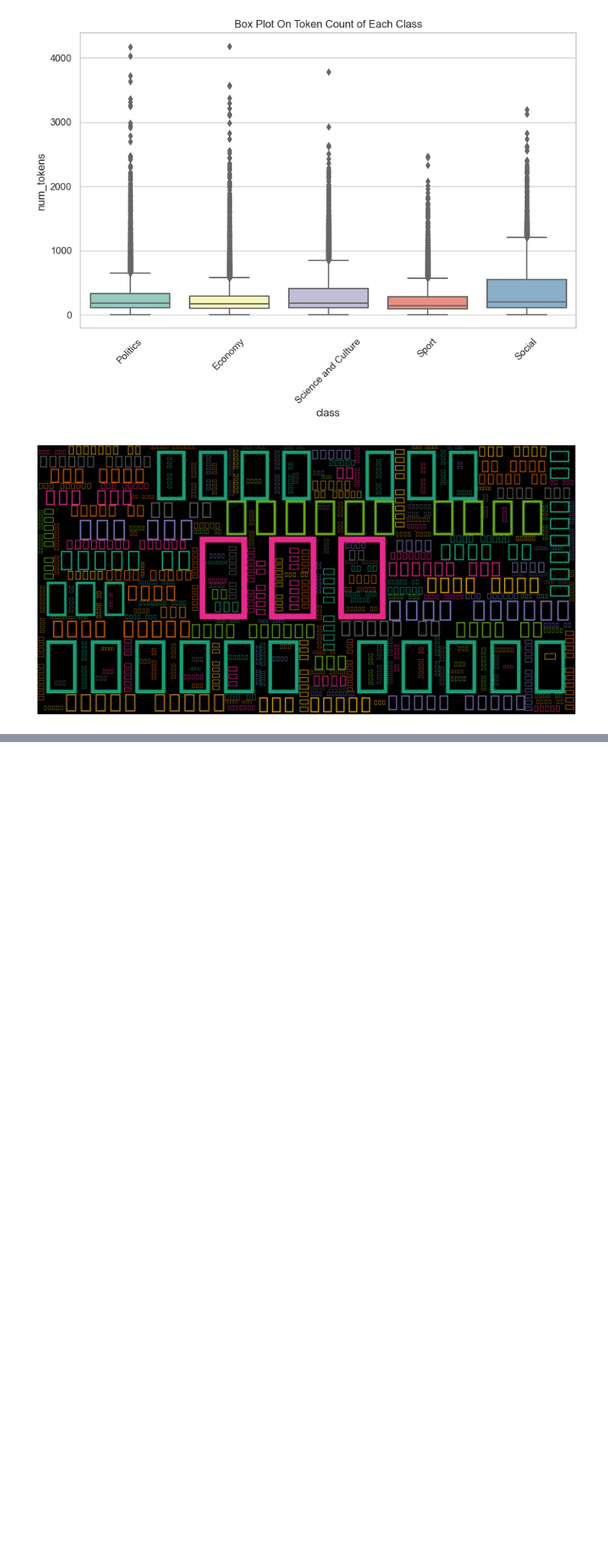
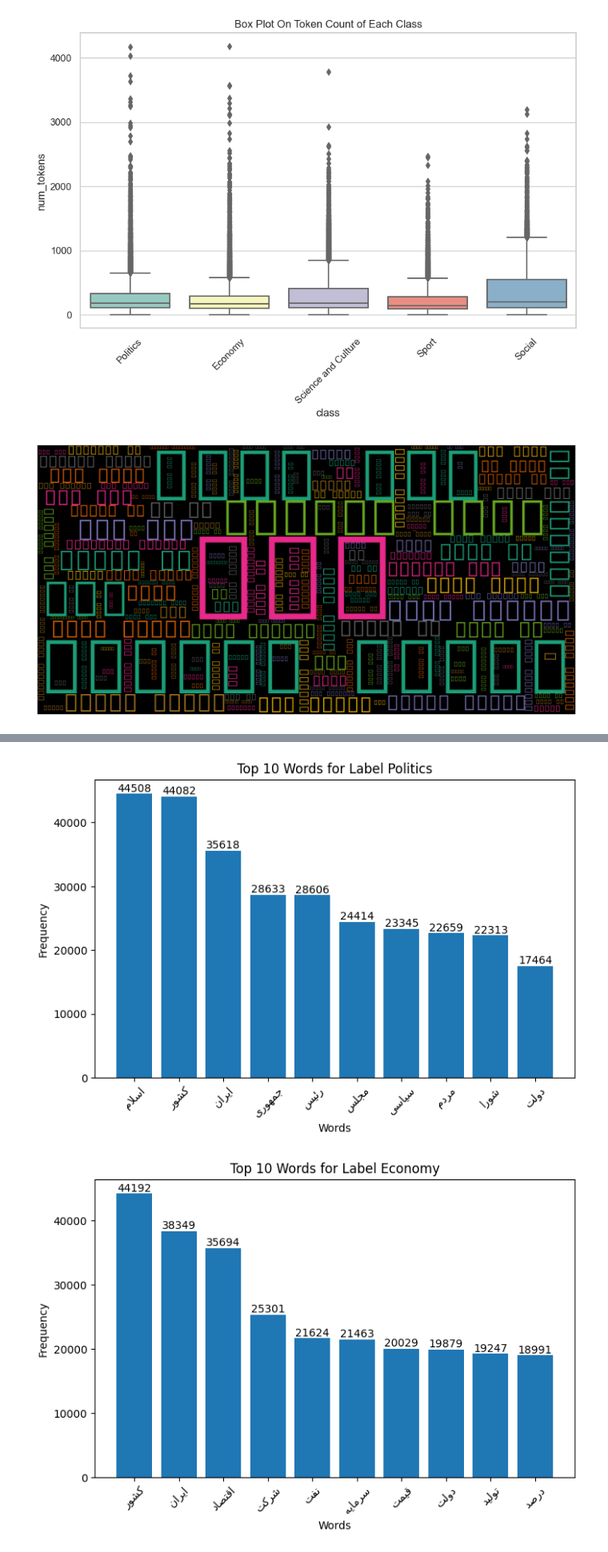
Before and after one commit to mostafamhmdi/Hamshahri-News-Classification, a Jupyter notebook: Preprocess.ipynb, the cells around one changed output, grey strips where cells are left out. Shown at 80% size. Cells and saved outputs as stored; diff of their text form; code cells hidden in the pictures; blank space fills up the shorter version.

```diff
--- a/Preprocess.ipynb
+++ b/Preprocess.ipynb
@@ -349,0 +400,30 @@ plt.show()
+# %%
+from collections import Counter
+
+word_frequencies = {}
+
+for label in df['class'].unique():
+    subset = df[df['class'] == label]
+    combined_text = ' '.join(subset['PP_Text_2'])
+    tokens = word_tokenize(combined_text)
+    word_freq = Counter(tokens)
+    top_words = word_freq.most_common(10)
+    word_frequencies[label] = top_words
+
+for label, top_words in word_frequencies.items():
+    words, frequencies = zip(*top_words)
+    plt.figure(figsize=(8, 5))
+    persian_words = [get_display(reshape(lab)) for lab in words]
+    plt.bar(persian_words, frequencies)
+    plt.xlabel('Words')
+    plt.ylabel('Frequency')
+    plt.title(f'Top 10 Words for Label {label}')
+    plt.xticks(rotation=45)
+
+    for i, freq in enumerate(frequencies):
+        plt.text(i, freq + 1, str(freq), ha='center', va='bottom', fontsize=10)
+
+    plt.show()
+# %% [output]
+[figure, added]
+[figure, added]
```
Also changed, not shown: parts of 17 cells of this notebook.
